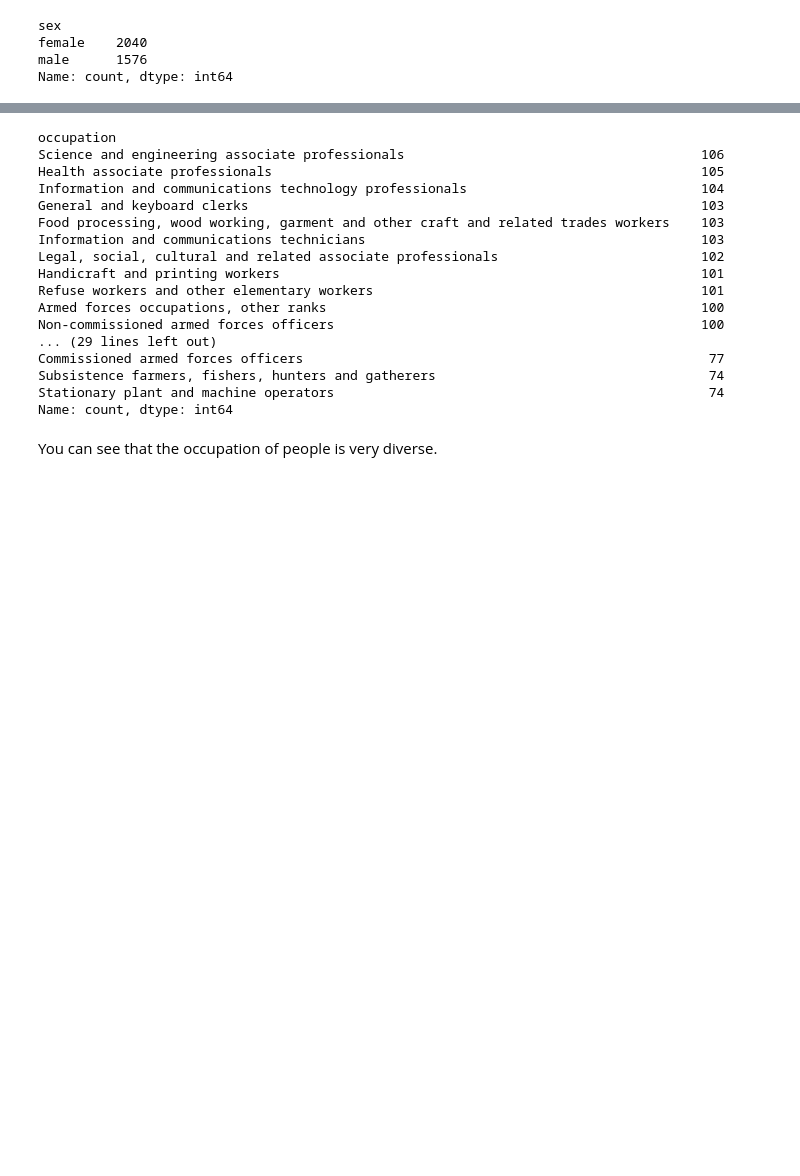
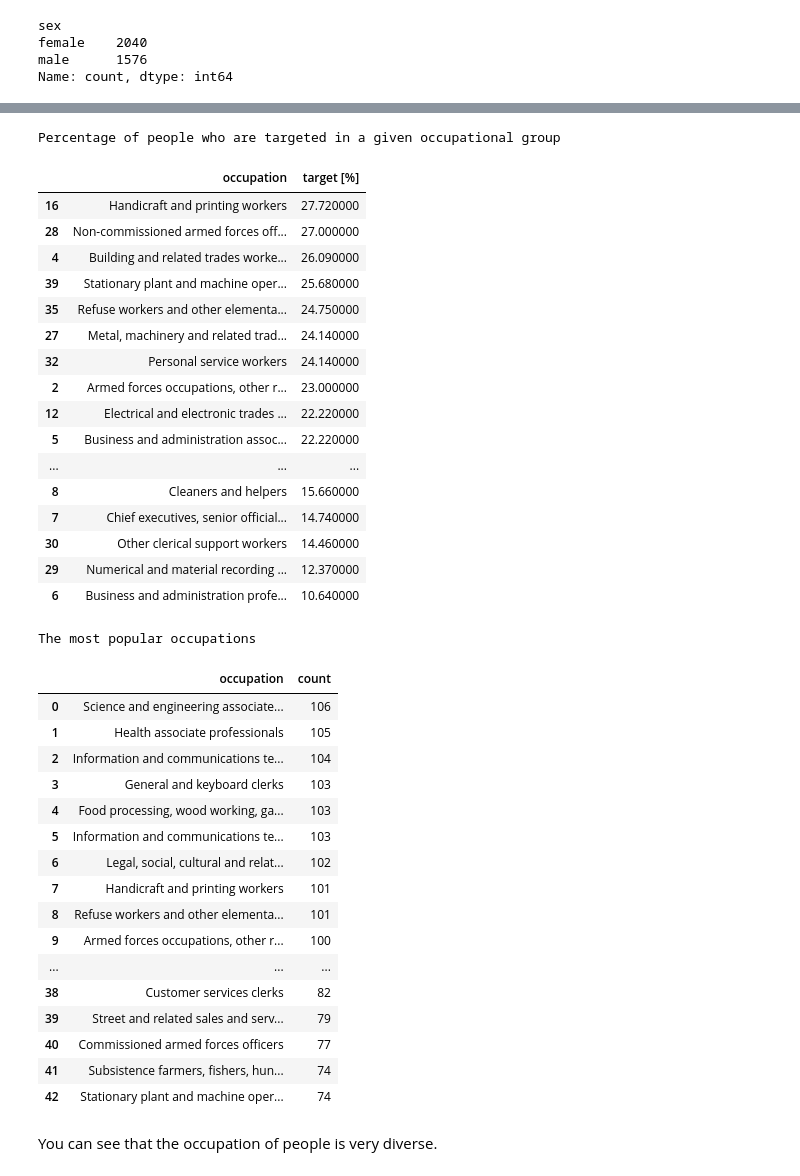
Before and after one commit to Bartoszcz28/Gym_Subscription, a Jupyter notebook: GymSubscription.ipynb, the cells around one changed output, grey strips where cells are left out. Cells and saved outputs as stored; diff of their text form; code cells hidden in the pictures; blank space fills up the shorter version.

```diff
--- a/GymSubscription.ipynb
+++ b/GymSubscription.ipynb
@@ -230,24 +207,55 @@ result_1
-# %%
-result_2 = df['occupation'].value_counts()
-result_2
-# %% [output]
-occupation
-Science and engineering associate professionals                                      106
-Health associate professionals                                                       105
-Information and communications technology professionals                              104
-General and keyboard clerks                                                          103
-Food processing, wood working, garment and other craft and related trades workers    103
-Information and communications technicians                                           103
-Legal, social, cultural and related associate professionals                          102
-Handicraft and printing workers                                                      101
-Refuse workers and other elementary workers                                          101
-Armed forces occupations, other ranks                                                100
-Non-commissioned armed forces officers                                               100
-... (29 lines left out)
-Commissioned armed forces officers                                                    77
-Subsistence farmers, fishers, hunters and gatherers                                   74
-Stationary plant and machine operators                                                74
-Name: count, dtype: int64
+# %%
+# Percentage of people who are targeted in a given occupational group
+result_1 = df[['occupation','target']].groupby(['occupation'], as_index=False).mean().sort_values(by='target', ascending=False)
+result_1['target'] = (result_1['target'] * 100).round(2)
+result_1.rename(columns={'target': 'target [%]'}, inplace=True)
+
+# The most popular occupations
+occupation_counts_df = df['occupation'].value_counts().reset_index()
+occupation_counts_df.columns = ['occupation', 'count']
+occupation_counts_df
+
+result_1_style = result_1.style.set_table_attributes("style='display:inline; margin-right:20px;'").set_caption("Percentage of people who are targeted in a given occupational group")
+occupation_counts_df_style = occupation_counts_df.style.set_table_attributes("style='display:inline'").set_caption("The most popular occupations")
+
+display_html(result_1_style._repr_html_() + occupation_counts_df_style._repr_html_(), raw=True)
+# %% [output]
+Percentage of people who are targeted in a given occupational group
+|  | occupation | target [%] |
+| 16 | Handicraft and printing workers | 27.720000 |
+| 28 | Non-commissioned armed forces off... | 27.000000 |
+| 4 | Building and related trades worke... | 26.090000 |
+| 39 | Stationary plant and machine oper... | 25.680000 |
+| 35 | Refuse workers and other elementa... | 24.750000 |
+| 27 | Metal, machinery and related trad... | 24.140000 |
+| 32 | Personal service workers | 24.140000 |
+| 2 | Armed forces occupations, other r... | 23.000000 |
+| 12 | Electrical and electronic trades ... | 22.220000 |
+| 5 | Business and administration assoc... | 22.220000 |
+| ... | ... | ... |
+| 8 | Cleaners and helpers | 15.660000 |
+| 7 | Chief executives, senior official... | 14.740000 |
+| 30 | Other clerical support workers | 14.460000 |
+| 29 | Numerical and material recording ... | 12.370000 |
+| 6 | Business and administration profe... | 10.640000 |
+The most popular occupations
+|  | occupation | count |
+| 0 | Science and engineering associate... | 106 |
+| 1 | Health associate professionals | 105 |
+| 2 | Information and communications te... | 104 |
+| 3 | General and keyboard clerks | 103 |
+| 4 | Food processing, wood working, ga... | 103 |
+| 5 | Information and communications te... | 103 |
+| 6 | Legal, social, cultural and relat... | 102 |
+| 7 | Handicraft and printing workers | 101 |
+| 8 | Refuse workers and other elementa... | 101 |
+| 9 | Armed forces occupations, other r... | 100 |
+| ... | ... | ... |
+| 38 | Customer services clerks | 82 |
+| 39 | Street and related sales and serv... | 79 |
+| 40 | Commissioned armed forces officers | 77 |
+| 41 | Subsistence farmers, fishers, hun... | 74 |
+| 42 | Stationary plant and machine oper... | 74 |
 # %% [markdown]
 You can see that the occupation of people is very diverse.
 # %%
```
Also changed, not shown: parts of 35 cells of this notebook.
